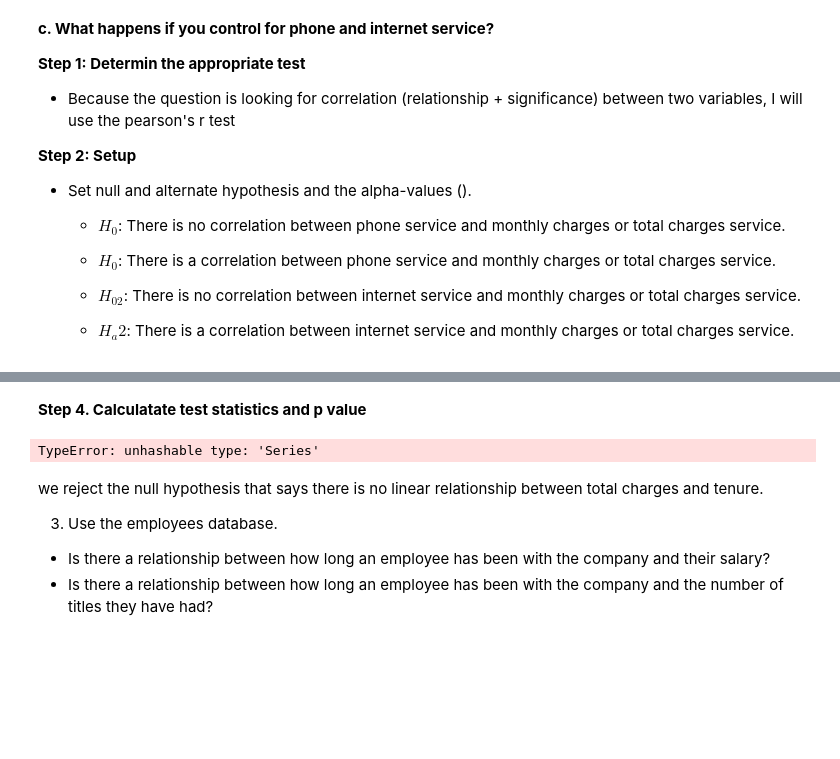
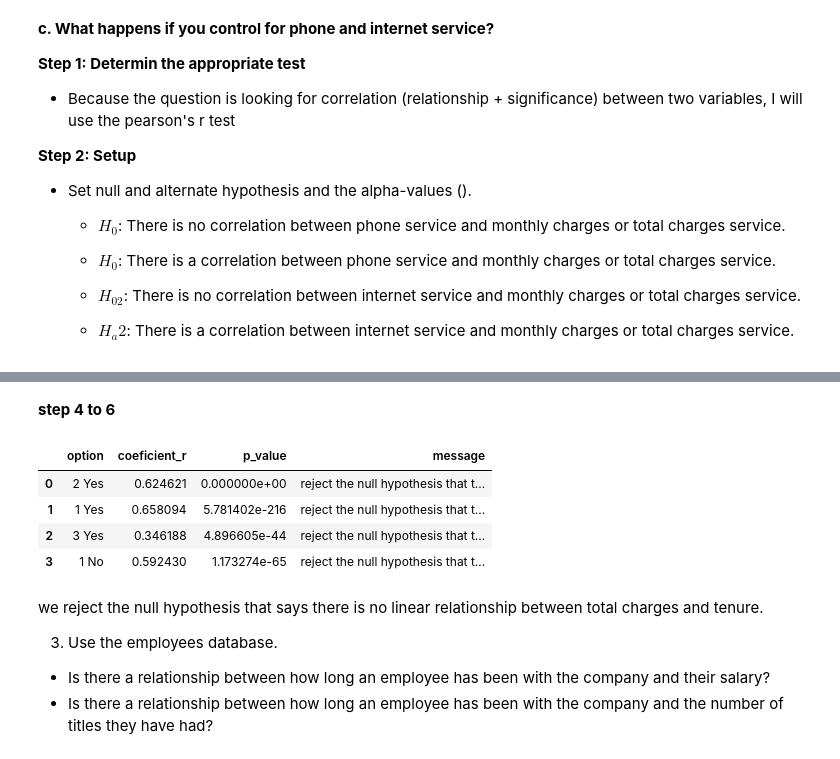
Before and after one commit to MigashaneVictoire/statistics-exercises, a Jupyter notebook: hypothesis_testing.ipynb, the cells around one changed output, grey strips where cells are left out. Cells and saved outputs as stored; diff of their text form; code cells hidden in the pictures; blank space fills up the shorter version.

```diff
--- a/hypothesis_testing.ipynb
+++ b/hypothesis_testing.ipynb
@@ -501,3 +506,6 @@ We reject the null hypothesis
     - $H_a2$: There is a correlation between internet service and monthly charges or total charges service.
 # %%
 alpha = 0.05
+
+telco["telcom_setup"] = telco.internet_service_type_id.astype("str") + " " + telco.phone_service.astype("str")
+telco.telcom_setup.value_counts()
@@ -506,3 +518,4 @@ alpha = 0.05
 # %%
-sns.pairplot(telco, hue="phone_service")
+options = telco.telcom_setup.value_counts().index
+options
 # %% [output]
@@ -511,13 +523,37 @@ sns.pairplot(telco, hue="phone_service")
-# %% [markdown]
-**Step 4. Calculatate test statistics and p value**
-# %%
-tests_dict = {
-    telco.Monthly_Charges:telco.internet_service_type_id,
-    telco.Monthly_Charges:telco.phone_service,
-    telco.total_charges:telco.internet_service_type_id,
-    telco.total_charges:telco.phone_service
-}
-for i,j in tests_dict.items():
-    print(r,p = stats.pearsonr(i,j))
-# %% [output]
-TypeError: unhashable type: 'Series'
+# %% [markdown]
+**step 4 to 6**
+# %%
+def correlation_test(x, y):
+    message = ""
+    corr, p = stats.pearsonr(x, y)
+
+    if p < alpha:
+        message = "reject the null hypothesis that there is no linear correlation. Evidence supports a linear correlation."
+    else:
+        message = "fail to reject the null hypothesis that there is no linear correlation. Insufficient evidence to support a linear correlation between the two values."
+
+    return corr, p, message
+# %%
+# Montly charges correlation
+
+output = []
+
+for i in options:
+    subset= telco[telco.telcom_setup == i]
+    coeficient_r, p_value, message = correlation_test(subset.tenure, subset.Monthly_Charges)
+    result = {
+        "option": i,
+        "coeficient_r": coeficient_r,
+        "p_value": p_value,
+        "message":message
+
+    }
+    output.append(result)
+
+pd.DataFrame(output)
+# %% [output]
+|  | option | coeficient_r | p_value | message |
+| 0 | 2 Yes | 0.624621 | 0.000000e+00 | reject the null hypothesis that t... |
+| 1 | 1 Yes | 0.658094 | 5.781402e-216 | reject the null hypothesis that t... |
+| 2 | 3 Yes | 0.346188 | 4.896605e-44 | reject the null hypothesis that t... |
+| 3 | 1 No | 0.592430 | 1.173274e-65 | reject the null hypothesis that t... |
```
Also changed, not shown: parts of 34 cells of this notebook.
